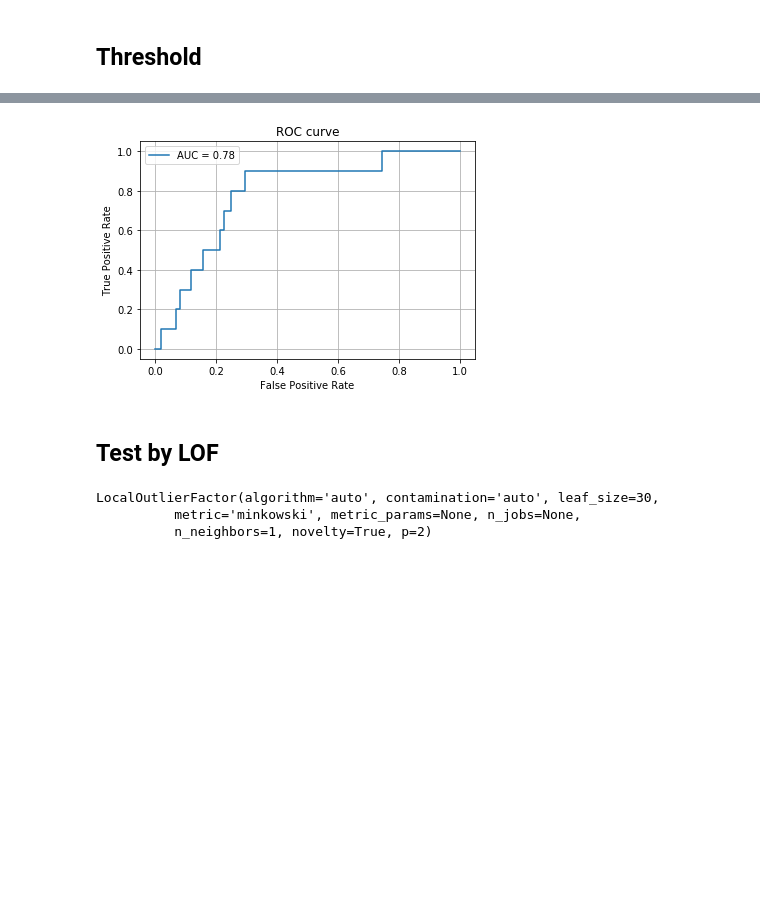
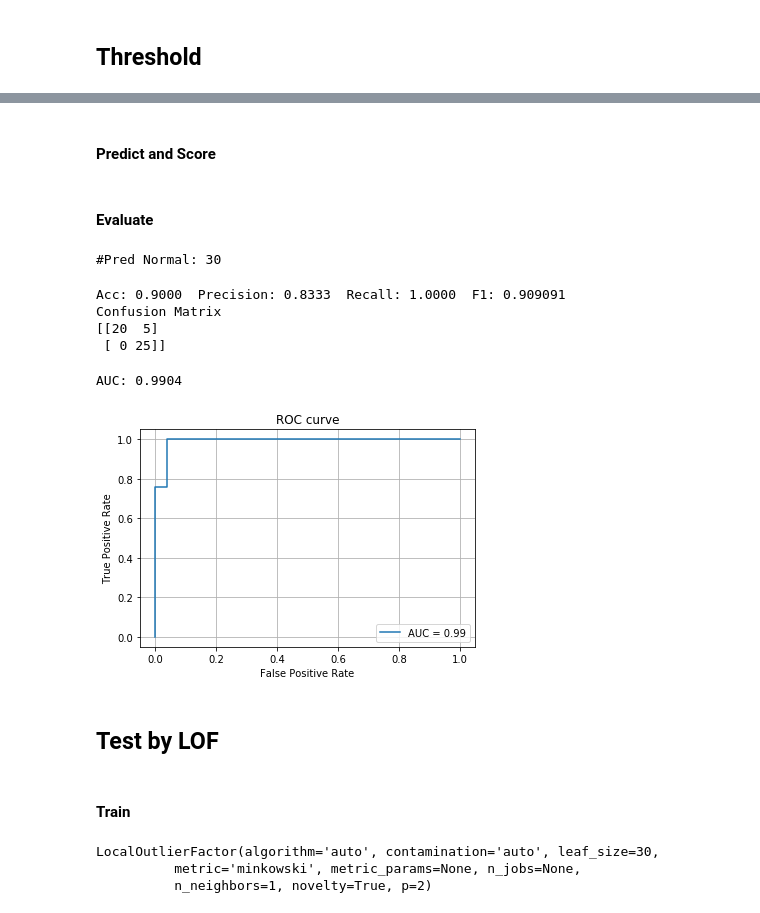
Before and after one commit to moritagit/DAD_Wave, a Jupyter notebook: notebooks/test.ipynb, the cells around one changed output, grey strips where cells are left out. Drawn from its saved outputs; the diff is of its cells as text; code cells hidden in the pictures; blank space fills up the shorter version.

```diff
--- a/notebooks/test.ipynb
+++ b/notebooks/test.ipynb
@@ -175,0 +225,7 @@ label -1    Score: 0.17485778033733368
+# %%
+data_list = []
+for embedding in embeddings_abnormal:
+    euclid_distances = np.sqrt(np.sum((embedding[np.newaxis, :] - embeddings_ref)**2, axis=1))
+    data = pd.DataFrame(euclid_distances).describe()
+    data_list.append(data.to_dict()[0])
+euclid_distance_statistics_abnormal = pd.io.json.json_normalize(data_list)
@@ -194,0 +313,7 @@ AUC: 0.7831
+# %%
+data_list = []
+for embedding in embeddings_normal:
+    cosine_similarities = embeddings_ref.dot(embedding)
+    data = pd.DataFrame(cosine_similarities).describe()
+    data_list.append(data.to_dict()[0])
+cosine_similarity_statistics_normal = pd.io.json.json_normalize(data_list)
@@ -194,0 +348,7 @@ AUC: 0.7831
+# %%
+data_list = []
+for embedding in embeddings_abnormal:
+    cosine_similarities = embeddings_ref.dot(embedding)
+    data = pd.DataFrame(cosine_similarities).describe()
+    data_list.append(data.to_dict()[0])
+cosine_similarity_statistics_abnormal = pd.io.json.json_normalize(data_list)
@@ -194,0 +383,8 @@ AUC: 0.7831
+# %% [markdown]
+#### Predict and Score
+# %%
+column_name = 'mean'
+scores = (
+    list(cosine_similarity_statistics_normal[column_name].values)
+    + list(cosine_similarity_statistics_abnormal[column_name].values)
+    )
@@ -195,15 +398,37 @@ AUC: 0.7831
+# %% [markdown]
+#### Evaluate
+# %%
+print('#Pred Normal: {}'.format(preds.count(1)))
+# %% [output]
+#Pred Normal: 30
+# %%
+evaluate_bc(labels, preds)
+# %% [output]
+Acc: 0.9000  Precision: 0.8333  Recall: 1.0000  F1: 0.909091
+Confusion Matrix
+[[20  5]
+ [ 0 25]]
 # %%
+# AUROC
+
+fpr, tpr, _ = metrics.roc_curve(labels, scores)
+auc = metrics.auc(fpr, tpr)
+print('AUC: {:.4f}'.format(auc))
+
 plt.plot(fpr, tpr, label='AUC = {:.2f}'.format(auc))
 plt.legend()
 plt.title('ROC curve')
 plt.xlabel('False Positive Rate')
 plt.ylabel('True Positive Rate')
 plt.grid(True)
 plt.show()
 # %% [output]
+AUC: 0.9904
-[figure, old version]
+[figure, new version]
 # %% [markdown]
 ## Test by LOF
+# %% [markdown]
+#### Train
 # %%
 clf = LocalOutlierFactor(
     n_neighbors=1,
```
Also changed, not shown: parts of 62 cells of this notebook, 2 other files.
